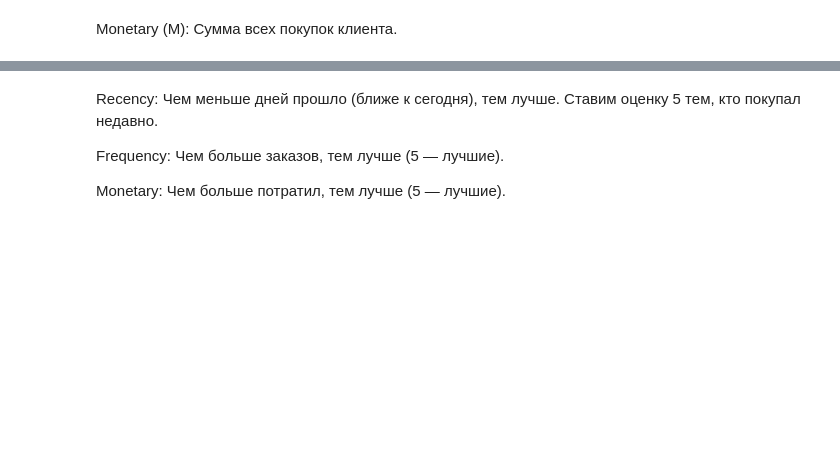
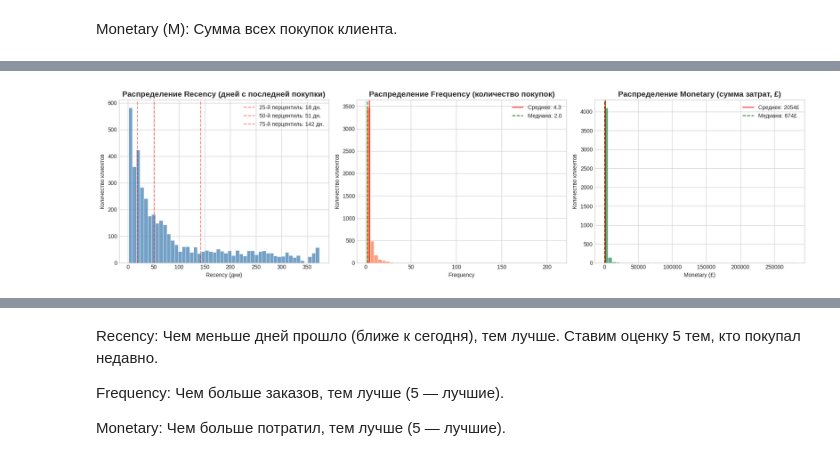
Before and after one commit to viktory-41/rosnich_kompany_velikobrit, a Jupyter notebook: onl_rozn_velicobr.ipynb, the cells around one changed output, grey strips where cells are left out. Cells and saved outputs as stored; diff of their text form; code cells hidden in the pictures; blank space fills up the shorter version.

```diff
--- a/onl_rozn_velicobr.ipynb
+++ b/onl_rozn_velicobr.ipynb
@@ -186,0 +276,53 @@ rfm_df.head()
+# %%
+rfm=rfm_df
+# %%
+import matplotlib.pyplot as plt
+import seaborn as sns
+import numpy as np
+
+# Настраиваем стиль
+plt.style.use('seaborn-v0_8-whitegrid')
+sns.set_palette("viridis")
+
+# Создаем фигуру с тремя подграфиками
+fig, axes = plt.subplots(1, 3, figsize=(18, 5))
+
+# 1. Гистограмма Recency (давность покупки)
+sns.histplot(data=rfm, x='Recency', bins=50, ax=axes[0], color='steelblue', edgecolor='white')
+axes[0].set_title('Распределение Recency (дней с последней покупки)', fontsize=14, fontweight='bold')
+axes[0].set_xlabel('Recency (дни)')
+axes[0].set_ylabel('Количество клиентов')
+# Добавим вертикальные линии для квантилей
+for q in [0.25, 0.5, 0.75]:
+    axes[0].axvline(rfm['Recency'].quantile(q), color='red', linestyle='--', alpha=0.5,
+                   label=f'{int(q*100)}-й перцентиль: {int(rfm["Recency"].quantile(q))} дн.')
+axes[0].legend()
+
+# 2. Гистограмма Frequency (частота покупок) - скорее всего с длинным хвостом
+sns.histplot(data=rfm, x='Frequency', bins=50, ax=axes[1], color='coral', edgecolor='white')
+axes[1].set_title('Распределение Frequency (количество покупок)', fontsize=14, fontweight='bold')
+axes[1].set_xlabel('Frequency')
+axes[1].set_ylabel('Количество клиентов')
+# Добавим статистику
+mean_freq = rfm['Frequency'].mean()
+median_freq = rfm['Frequency'].median()
+axes[1].axvline(mean_freq, color='red', linestyle='-', label=f'Среднее: {mean_freq:.1f}')
+axes[1].axvline(median_freq, color='green', linestyle='--', label=f'Медиана: {median_freq:.1f}')
+axes[1].legend()
+
+# 3. Гистограмма Monetary (сумма затрат)
+sns.histplot(data=rfm, x='Monetary', bins=50, ax=axes[2], color='seagreen', edgecolor='white')
+axes[2].set_title('Распределение Monetary (сумма затрат, £)', fontsize=14, fontweight='bold')
+axes[2].set_xlabel('Monetary (£)')
+axes[2].set_ylabel('Количество клиентов')
+# Добавим статистику
+mean_mon = rfm['Monetary'].mean()
+median_mon = rfm['Monetary'].median()
+axes[2].axvline(mean_mon, color='red', linestyle='-', label=f'Среднее: {mean_mon:.0f}£')
+axes[2].axvline(median_mon, color='green', linestyle='--', label=f'Медиана: {median_mon:.0f}£')
+axes[2].legend()
+
+plt.tight_layout()
+plt.show()
+# %% [output]
+[figure, added]
```
Also changed, not shown: parts of 36 cells of this notebook.
